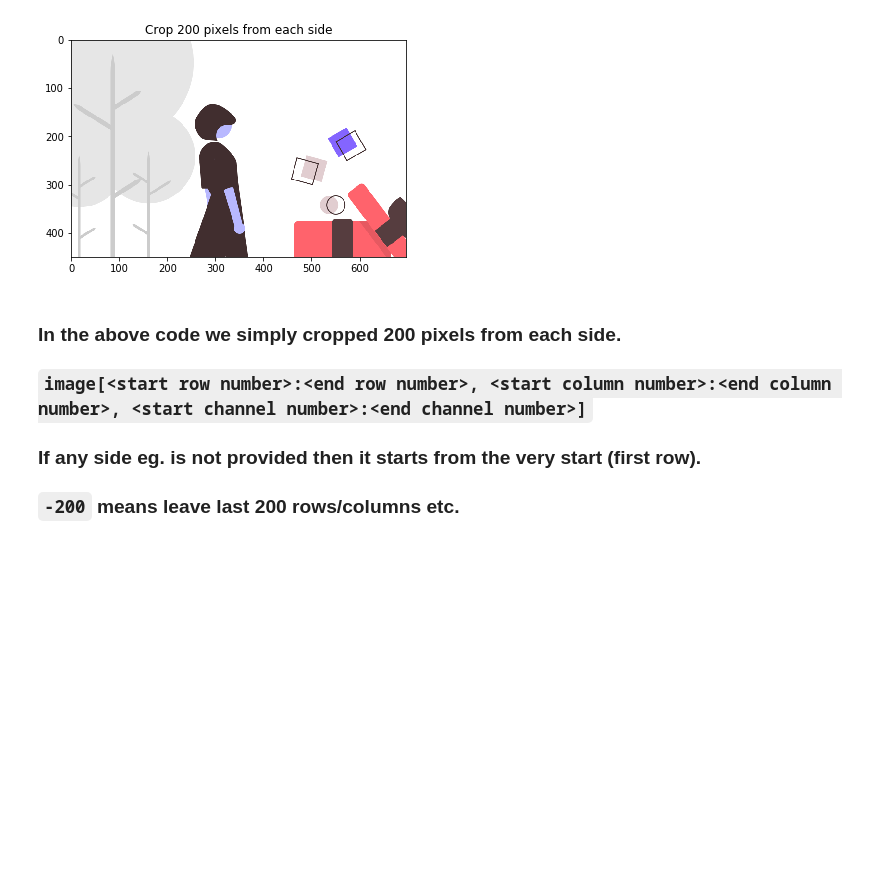
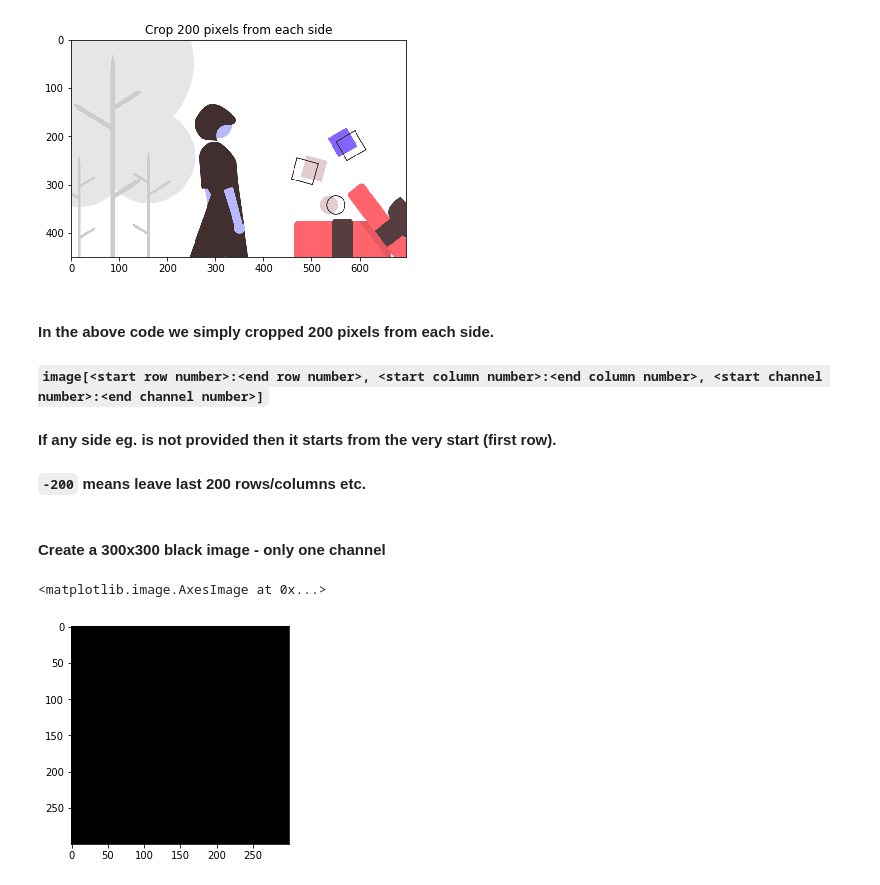
Before and after one commit to feat7/computer-vision-basics, a Jupyter notebook: 3.ipynb, the cells around one changed output. Drawn from its saved outputs; the diff is of its cells as text; code cells hidden in the pictures; blank space fills up the shorter version.

Commit message:
add: modifying pixel values of an image

```diff
--- a/3.ipynb
+++ b/3.ipynb
@@ -145,10 +145,19 @@ Cropped image shape: (451, 697, 3)
 <matplotlib.image.AxesImage at 0x...>
 [figure]
 # %% [markdown]
-### In the above code we simply cropped 200 pixels from each side.
+#### In the above code we simply cropped 200 pixels from each side.
 
-### `image[<start row number>:<end row number>, <start column number>:<end column number>, <start channel number>:<end channel number>]`
+#### `image[<start row number>:<end row number>, <start column number>:<end column number>, <start channel number>:<end channel number>]`
 
-### If any side eg. <start row number> is not provided then it starts from the very start (first row).
+#### If any side eg. <start row number> is not provided then it starts from the very start (first row).
 
-### `-200` means leave last 200 rows/columns etc.
+#### `-200` means leave last 200 rows/columns etc.
+# %% [markdown]
+#### Create a 300x300 black image - only one channel
+# %%
+black_300_image = np.zeros((300, 300))
+
+plt.imshow(black_300_image, cmap='gray')
+# %% [output]
+<matplotlib.image.AxesImage at 0x...>
+[figure, added]
```
Also changed, not shown: parts of 5 cells of this notebook.
